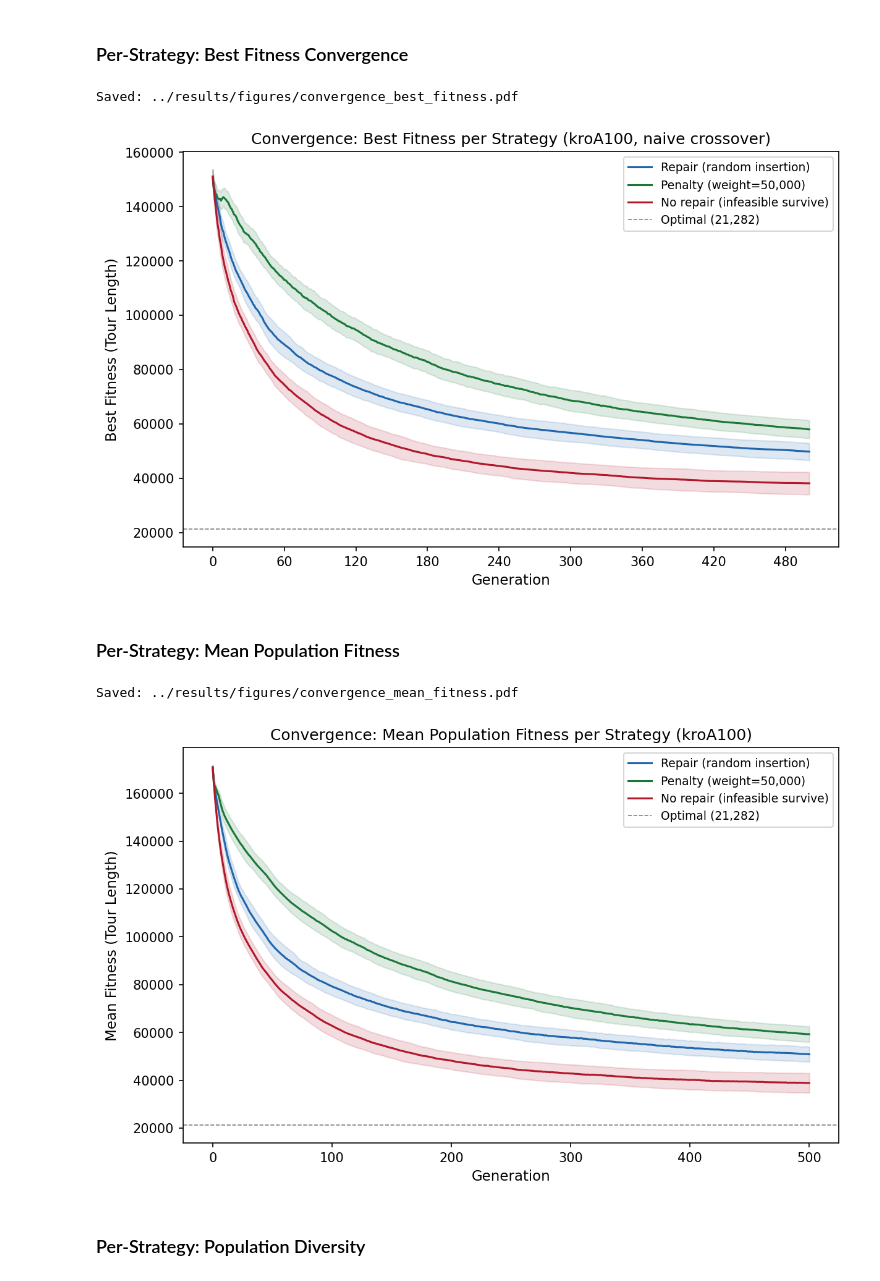
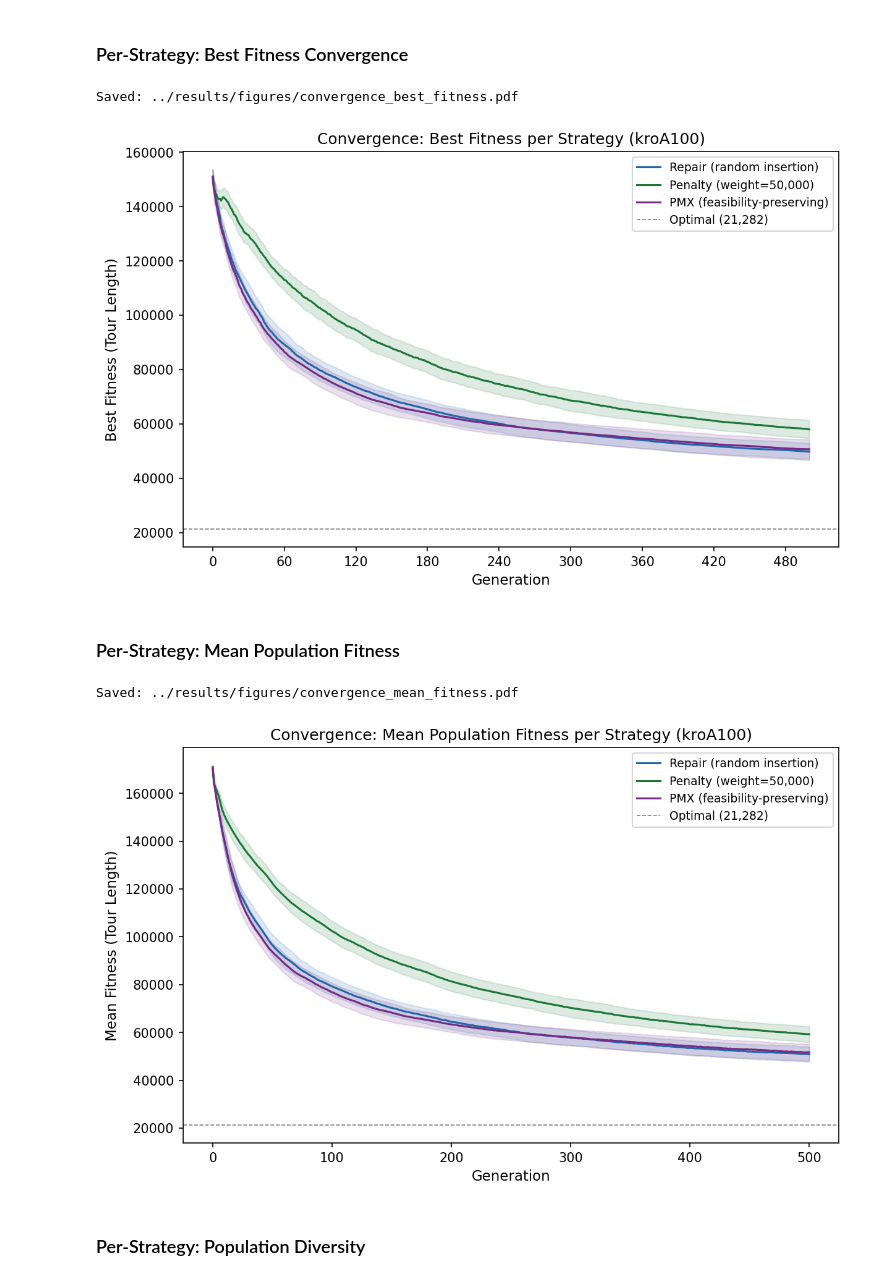
Before and after one commit to ridzuan5757/tc6544-project-2, a Jupyter notebook: notebooks/18_convergence_plots.ipynb, the cells around one changed output. Drawn from its saved outputs; the diff is of its cells as text; code cells hidden in the pictures.

```diff
--- a/notebooks/18_convergence_plots.ipynb
+++ b/notebooks/18_convergence_plots.ipynb
@@ -89,7 +89,7 @@ COMPARE_BASE = {
 compare_strategies = {
     "repair": (ExperimentConfig, {"repair_enabled": True, "repair_strategy": "random"}),
     "penalty": (PenaltyConfig, {"repair_enabled": False, "repair_strategy": "random", "penalty_weight": 50000.0}),
-    "no_repair": (ExperimentConfig, {"repair_enabled": False, "repair_strategy": "random"}),
+    "pmx": (ExperimentConfig, {"crossover_method": "pmx", "repair_enabled": False, "repair_strategy": "random"}),
 }
 
 compare_configs = {}
@@ -112,7 +112,7 @@ def load_gen_data(config_list, label):
         frames.append(df)
     return pd.concat(frames, ignore_index=True)
 
-strategy_names = ["repair", "penalty", "no_repair"]
+strategy_names = ["repair", "penalty", "pmx"]
 compare_data = pd.concat([
     load_gen_data(compare_configs[s], s) for s in strategy_names
 ], ignore_index=True)
@@ -125,32 +125,32 @@ Loaded 45,090 rows across 3 strategies
 # %%
 STRATEGY_STYLE = {
     "repair": {"color": "#2166ac", "label": "Repair (random insertion)"},
     "penalty": {"color": "#1b7837", "label": "Penalty (weight=50,000)"},
-    "no_repair": {"color": "#b2182b", "label": "No repair (infeasible survive)"},
+    "pmx": {"color": "#762a83", "label": "PMX (feasibility-preserving)"},
 }
 
 fig, ax = plt.subplots()
 for strategy, style in STRATEGY_STYLE.items():
     subset = compare_data[compare_data["strategy"] == strategy]
     agg = subset.groupby("generation")["best_fitness"].agg(["mean", "std"]).reset_index()
     ax.plot(agg["generation"], agg["mean"], color=style["color"], linewidth=1.5, label=style["label"])
     ax.fill_between(agg["generation"], agg["mean"] - agg["std"], agg["mean"] + agg["std"],
                     color=style["color"], alpha=0.15)
 
 ax.axhline(y=OPTIMAL, color="gray", linestyle="--", linewidth=0.8, label=f"Optimal ({OPTIMAL:,})")
 ax.set_xlabel("Generation")
 ax.set_ylabel("Best Fitness (Tour Length)")
-ax.set_title("Convergence: Best Fitness per Strategy (kroA100, naive crossover)")
+ax.set_title("Convergence: Best Fitness per Strategy (kroA100)")
 ax.legend(loc="upper right")
 ax.xaxis.set_major_locator(MaxNLocator(integer=True))
 
 path = FIGURES_DIR / "convergence_best_fitness.pdf"
 fig.savefig(path, bbox_inches="tight")
 print(f"Saved: {path}")
 plt.show()
 # %% [output]
 Saved: ../results/figures/convergence_best_fitness.pdf
-[figure, old version]
+[figure, new version]
 # %% [markdown]
 ### Per-Strategy: Mean Population Fitness
 # %%
@@ -174,7 +174,7 @@ print(f"Saved: {path}")
 plt.show()
 # %% [output]
 Saved: ../results/figures/convergence_mean_fitness.pdf
-[figure, old version]
+[figure, new version]
 # %% [markdown]
 ### Per-Strategy: Population Diversity
 # %%
```
Also changed, not shown: parts of 13 cells of this notebook, 25 other files.
